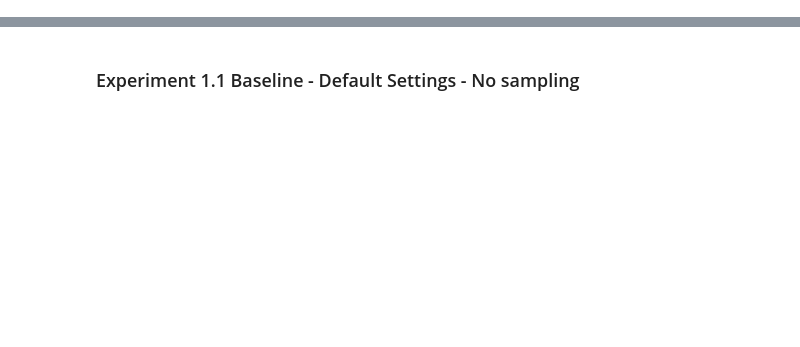
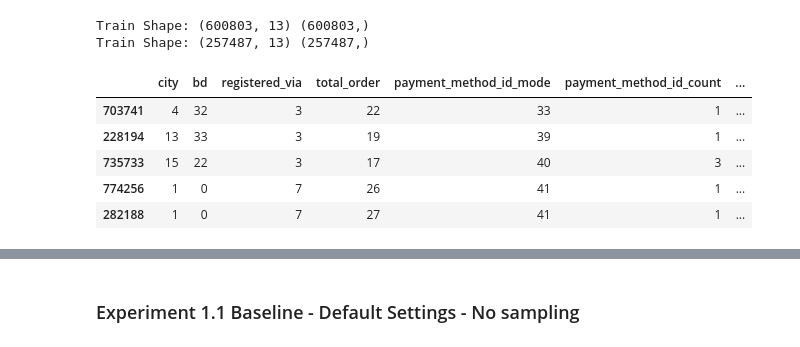
Before and after one commit to d18124313/dissertation, a Jupyter notebook: Approach 4 - WSDM Churn Basic - Autosklearn Default .ipynb, the cells around one changed output, grey strips where cells are left out. Saved outputs shown, nothing was run; the diff lists cells and outputs as text; code cells hidden in the pictures; blank space fills up the shorter version.

```diff
--- a/Approach 4 - WSDM Churn Basic - Autosklearn Default .ipynb
+++ b/Approach 4 - WSDM Churn Basic - Autosklearn Default .ipynb
@@ -56,0 +42,23 @@ SCORING_METRIC = None
+# %%
+# Load the pre-split data
+
+store = pd.HDFStore('/home/dissertation/data/base_abt_split.h5')
+X_train, X_test, y_train, y_test = store['X_train'], store['X_test'], store['y_train'], store['y_test']
+store.close()
+
+# Drop msno from the dataset
+X_train.drop(['msno', 'registration_init_time', 'registration_init_time_dt'], inplace=True, axis=1)
+X_test.drop(['msno', 'registration_init_time', 'registration_init_time_dt'], inplace=True, axis=1)
+
+print("Train Shape:", X_train.shape, y_train.shape)
+print("Train Shape:", X_test.shape, y_test.shape)
+X_train.head()
+# %% [output]
+Train Shape: (600803, 13) (600803,)
+Train Shape: (257487, 13) (257487,)
+|  | city | bd | registered_via | total_order | payment_method_id_mode | payment_method_id_count | ... |
+| 703741 | 4 | 32 | 3 | 22 | 33 | 1 | ... |
+| 228194 | 13 | 33 | 3 | 19 | 39 | 1 | ... |
+| 735733 | 15 | 22 | 3 | 17 | 40 | 3 | ... |
+| 774256 | 1 | 0 | 7 | 26 | 41 | 1 | ... |
+| 282188 | 1 | 0 | 7 | 27 | 41 | 1 | ... |
```
Also changed, not shown: parts of 15 cells of this notebook, 7 other files.
